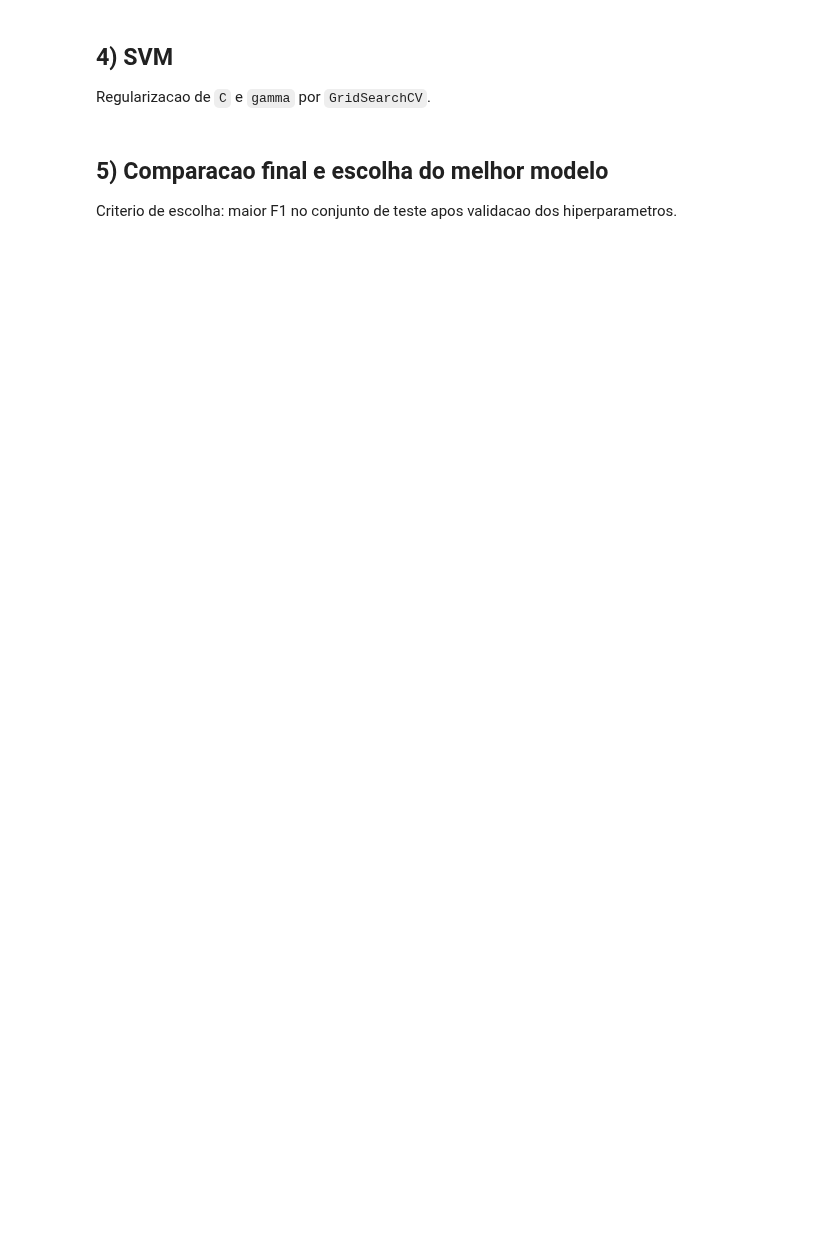
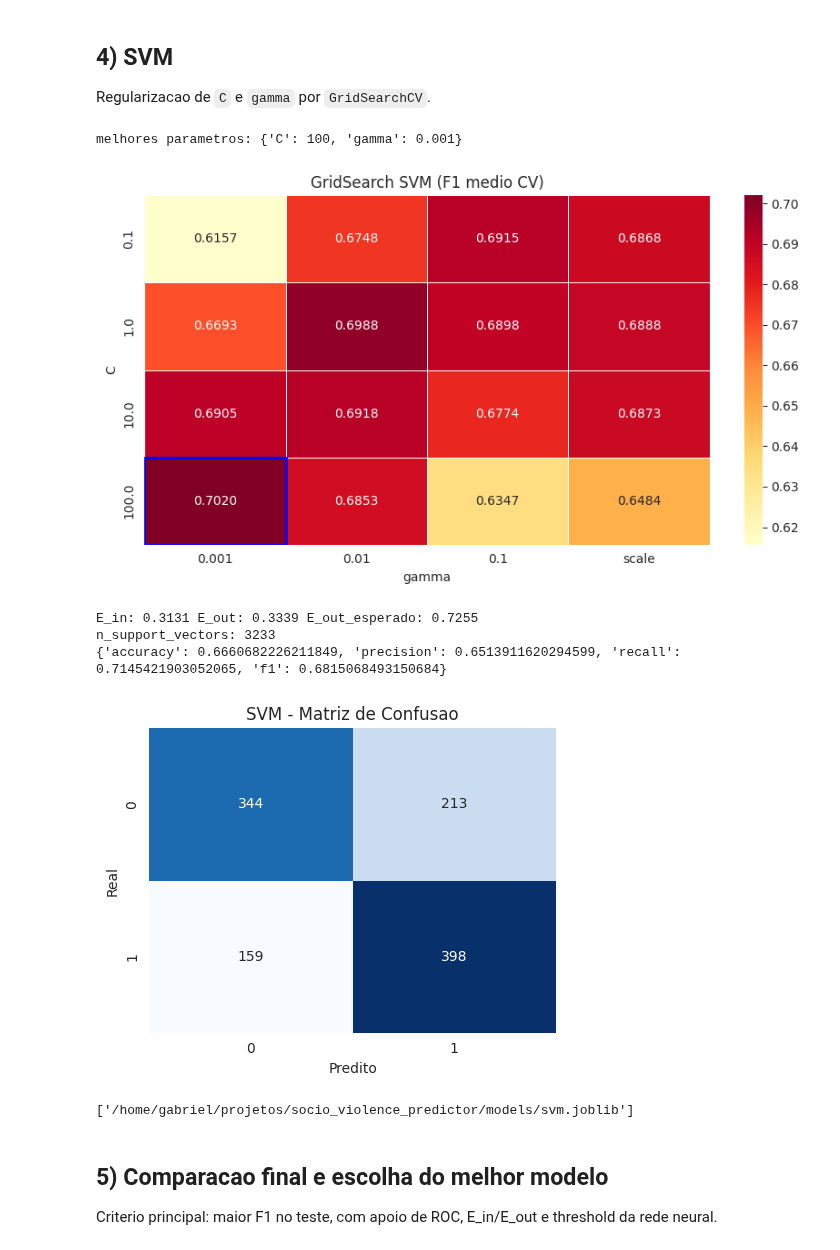
Before and after one commit to gabriel-ngrs/socio_violence_predictor, a Jupyter notebook: notebooks/02_modelagem_e_validacao.ipynb, the cells around one changed output. Cells and saved outputs as stored; diff of their text form; code cells hidden in the pictures; blank space fills up the shorter version.

```diff
--- a/notebooks/02_modelagem_e_validacao.ipynb
+++ b/notebooks/02_modelagem_e_validacao.ipynb
@@ -201,37 +275,66 @@ Regularizacao de `C` e `gamma` por `GridSearchCV`.
 param_grid = {
     "C": [0.1, 1, 10, 100],
     "gamma": [0.001, 0.01, 0.1, "scale"],
 }
 
 svm_grid = GridSearchCV(
     SVC(kernel="rbf"),
     param_grid=param_grid,
     cv=cv_folds,
     scoring="f1",
     n_jobs=-1,
     refit=True,
 )
 svm_grid.fit(X_train, y_train)
 svm = svm_grid.best_estimator_
 print("melhores parametros:", svm_grid.best_params_)
 
+grid_table = pd.DataFrame(index=param_grid["C"], columns=[str(g) for g in param_grid["gamma"]], dtype=float)
+for params, score in zip(svm_grid.cv_results_["params"], svm_grid.cv_results_["mean_test_score"]):
+    grid_table.loc[params["C"], str(params["gamma"])] = score
+
+fig, ax = plt.subplots(figsize=(8.5, 4.8))
+sns.heatmap(grid_table.astype(float), annot=True, fmt=".4f", cmap="YlOrRd", linewidths=0.5, ax=ax)
+best_c = svm_grid.best_params_["C"]
+best_gamma = str(svm_grid.best_params_["gamma"])
+row = list(grid_table.index).index(best_c)
+col = list(grid_table.columns).index(best_gamma)
+ax.add_patch(plt.Rectangle((col, row), 1, 1, fill=False, edgecolor="blue", lw=2))
+ax.set_xlabel("gamma")
+ax.set_ylabel("C")
+ax.set_title("GridSearch SVM (F1 medio CV)")
+plt.tight_layout()
+fig.savefig(FIGURES_DIR / "svm_gridsearch_heatmap.png", dpi=130)
+plt.show()
+
 svm_train_pred = svm.predict(X_train)
 svm_test_pred = svm.predict(X_test)
+svm_test_score = svm.decision_function(X_test)
 svm_ein, svm_eout = calc_ein_eout(y_train, svm_train_pred, y_test, svm_test_pred)
 svm_metrics = calc_metrics(y_test, svm_test_pred)
 
 n_support_vectors = int(svm.n_support_.sum())
 svm_expected_eout = n_support_vectors / len(y_train)
 
 print("E_in:", round(svm_ein, 4), "E_out:", round(svm_eout, 4), "E_out_esperado:", round(svm_expected_eout, 4))
 print("n_support_vectors:", n_support_vectors)
 print(svm_metrics)
 
+plot_confusion(y_test, svm_test_pred, "SVM - Matriz de Confusao", "svm_confusion.png")
+
 joblib.dump(svm, MODELS_DIR / "svm.joblib")
+# %% [output]
+melhores parametros: {'C': 100, 'gamma': 0.001}
+[figure, added]
+E_in: 0.3131 E_out: 0.3339 E_out_esperado: 0.7255
+n_support_vectors: 3233
+{'accuracy': 0.6660682226211849, 'precision': 0.6513911620294599, 'recall': 0.7145421903052065, 'f1': 0.6815068493150684}
+[figure, added]
+['/home/gabriel/projetos/socio_violence_predictor/models/svm.joblib']
 # %% [markdown]
 ## 5) Comparacao final e escolha do melhor modelo
 
-Criterio de escolha: maior F1 no conjunto de teste apos validacao dos hiperparametros.
+Criterio principal: maior F1 no teste, com apoio de ROC, E_in/E_out e threshold da rede neural.
 # %%
 results = pd.DataFrame([
     {"modelo": "Rede Neural", **nn_metrics, "E_in": nn_ein, "E_out": nn_eout},
```
Also changed, not shown: parts of 9 cells of this notebook, 5 other files.
